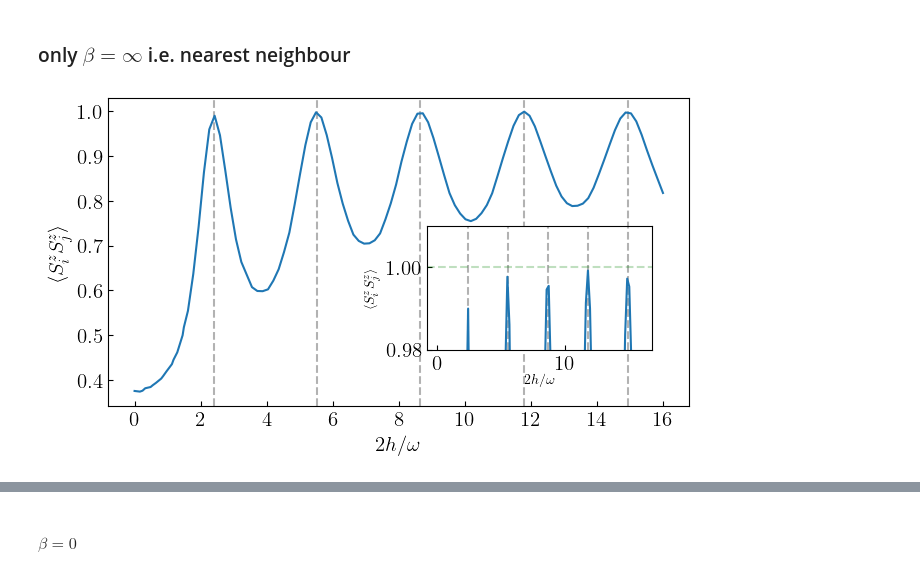
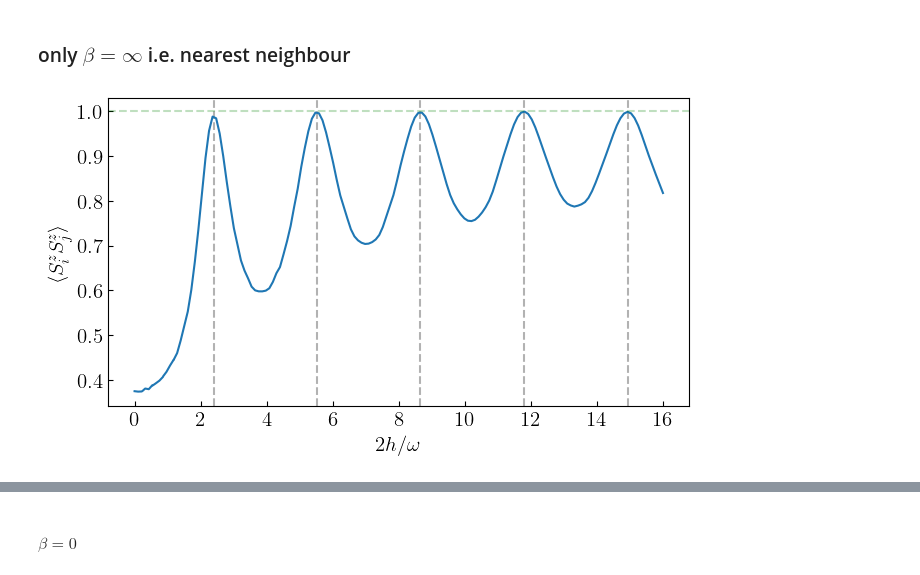
Before and after one commit to rahmahi/Chimera_Time_Crystal, a Jupyter notebook: chimera_codes_for_referee_etc/pbc_ising_tfimsx_xxz.ipynb, the cells around one changed output, grey strips where cells are left out. Saved outputs shown, nothing was run; the diff lists cells and outputs as text; code cells hidden in the pictures.

```diff
--- a/chimera_codes_for_referee_etc/pbc_ising_tfimsx_xxz.ipynb
+++ b/chimera_codes_for_referee_etc/pbc_ising_tfimsx_xxz.ipynb
@@ -917,13 +919,13 @@ hss = w/2 * np.linspace(0,16, 150)
 hs = np.sort(np.append(hss, jn_zeros(0,5)))
 
 fig, ax1 = plt.subplots(1,1)
-left, bottom, width, height = [0.55, 0.25, 0.3, 0.31]
-ax2 = fig.add_axes([left, bottom, width, height])
+#left, bottom, width, height = [0.55, 0.25, 0.3, 0.31]
+#ax2 = fig.add_axes([left, bottom, width, height])
 
 
 for i,xx in enumerate(jn_zeros(0,5)):
     ax1.axvline(x=xx, alpha=0.3, color = 'black', linestyle = '--')
-    ax2.axvline(x=xx, alpha=0.3, color = 'black', linestyle = '--')
+    #ax2.axvline(x=xx, alpha=0.3, color = 'black', linestyle = '--')
 
 i,j = pos1, pos2
 id = qeye(2**i)
@@ -947,7 +949,9 @@ ax1.set_ylabel(r"$\langle S^z_i S^z_j \rangle$")
 ax1.tick_params(which='both', axis="x", direction="in")
 ax1.tick_params(which='both', axis="y", direction="in")
 ax1.set_xlabel(r"$2h/\omega$")
+ax1.axhline(y=1.0, color='green', alpha=0.25, linestyle='--')
 
+'''
 ax2.plot(2*hs/w, data)
 ax2.set_ylabel(r"$\langle S^z_i S^z_j \rangle$", fontsize =10)
 ax2.set_xlabel(r"$2h/\omega$", fontsize = 10, labelpad=0.0)
@@ -955,8 +959,11 @@ ax2.tick_params(which='both', axis="x", direction="in")
 ax2.tick_params(which='both', axis="y", direction="in")
 ax2.set_ylim(0.98,1.01)
 ax2.axhline(y=1.0, color='green', alpha=0.25, linestyle='--')
+'''
 
 plt.savefig('corrN8sz0sz3avg_xxz_onlynn_an0p5.svg', dpi=300,bbox_inches='tight', pad_inches=0.0)
+plt.savefig('corrN8sz0sz3avg_xxz_onlynn_an0p5.jpeg', dpi=300,bbox_inches='tight', pad_inches=0.0)
+
 
 plt.show()
 # %% [output]
@@ -1212,17 +1219,17 @@ nprocs = 8
 p = Pool(processes = nprocs)
 opts = Options(nsteps=1e5, num_cpus=1, openmp_threads=1)
 
-hss = w/2 * np.linspace(0,16, 100)
+hss = w/2 * np.linspace(0,16, 150)
 hs = np.sort(np.append(hss, jn_zeros(0,5)))
 
 fig, ax1 = plt.subplots(1,1)
-left, bottom, width, height = [0.55, 0.25, 0.3, 0.31]
-ax2 = fig.add_axes([left, bottom, width, height])
+#left, bottom, width, height = [0.55, 0.25, 0.3, 0.31]
+#ax2 = fig.add_axes([left, bottom, width, height])
 
 
 for i,xx in enumerate(jn_zeros(0,5)):
     ax1.axvline(x=xx, alpha=0.3, color = 'black', linestyle = '--')
-    ax2.axvline(x=xx, alpha=0.3, color = 'black', linestyle = '--')
+    #ax2.axvline(x=xx, alpha=0.3, color = 'black', linestyle = '--')
 
 i,j = pos1, pos2
 id = qeye(2**i)
@@ -1232,31 +1239,36 @@ dim12 = N-1-j
 id2 = qeye(2**dim12)
 sz_cor = Qobj(tensor(id, tensor(sz, tensor(id1, tensor(sz,id2)))).full())
 
 sz_o = qzero(2**N) + 1j * qzero(2**N)
 
 param = [{'h0':0, 'h':h, 'omega':omega, 'N':N,\
            'opts':opts, 'sz_cor':sz_cor,\
            'beta':beta,'del_an':del_an,\
            'times':times} for h in hs]
 
 data = p.map(run_dynm_corr_avg,param)
 
 ax1.plot(2*hs/w, data)
 ax1.set_ylabel(r"$\langle S^z_i S^z_j \rangle$")
 ax1.tick_params(which='both', axis="x", direction="in")
 ax1.tick_params(which='both', axis="y", direction="in")
 ax1.set_xlabel(r"$2h/\omega$")
+ax1.axhline(y=1.0, color='green', alpha=0.25, linestyle='--')
 
+'''
 ax2.plot(2*hs/w, data)
 ax2.set_ylabel(r"$\langle S^z_i S^z_j \rangle$", fontsize =10)
 ax2.set_xlabel(r"$2h/\omega$", fontsize = 10, labelpad=0.0)
 ax2.tick_params(which='both', axis="x", direction="in")
 ax2.tick_params(which='both', axis="y", direction="in")
 ax2.set_ylim(0.98,1.01)
 ax2.axhline(y=1.0, color='green', alpha=0.25, linestyle='--')
+'''
 
 plt.savefig('corrN8sz0sz3avg_xxz_onlynn_an1p5.svg', dpi=300,bbox_inches='tight', pad_inches=0.0)
+plt.savefig('corrN8sz0sz3avg_xxz_onlynn_an1p5.jpeg', dpi=300,bbox_inches='tight', pad_inches=0.0)
+
 
 plt.show()
 # %% [output]
-[figure, old version]
+[figure, new version]
```
Also changed, not shown: parts of 3 cells of this notebook, 3 other files.
